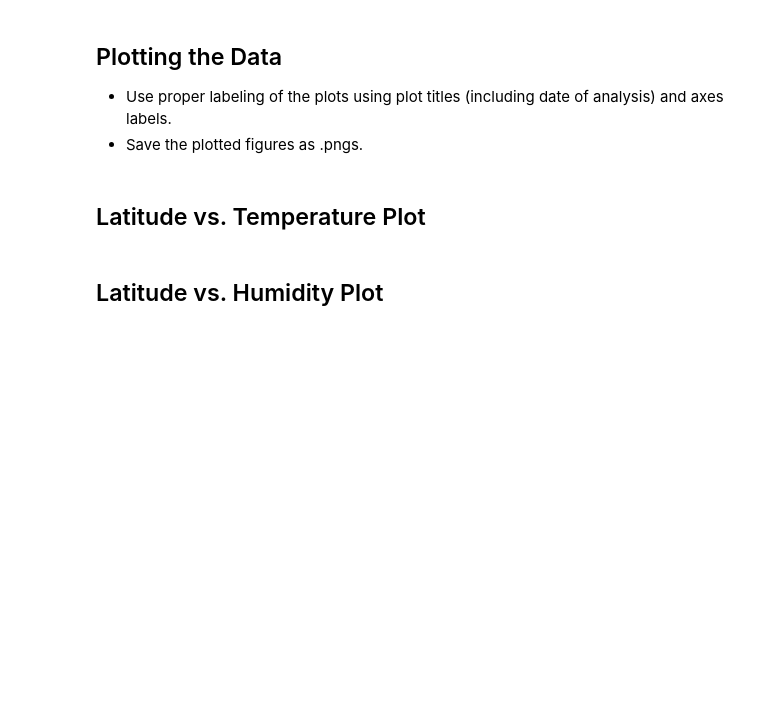
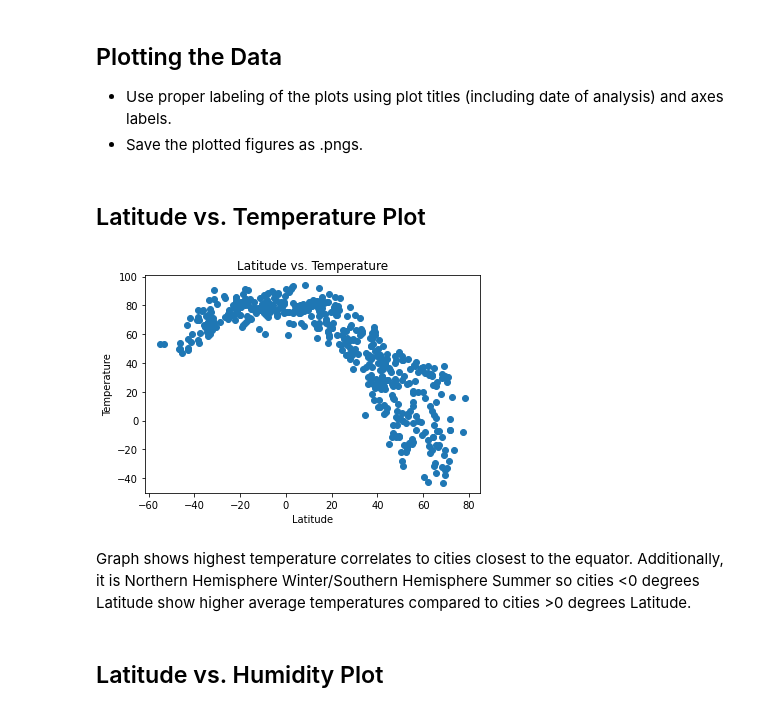
Before and after one commit to PatMartin7/python-api-challenge, a Jupyter notebook: WeatherPy.ipynb, the cells around one changed output. Drawn from its saved outputs; the diff is of its cells as text; code cells hidden in the pictures; blank space fills up the shorter version.

```diff
--- a/WeatherPy.ipynb
+++ b/WeatherPy.ipynb
@@ -82,3 +88,8 @@ https://api.openweathermap.org/data/2.5/weather?q=chicago&appid=047541ab9c0cd91d
+# %%
+#csv exported above, now pulling from the csv to avoid continuous city randomization
+
+df = pd.read_csv('weatherfinal.csv')
+weather = pd.DataFrame(df)
 # %% [markdown]
 ## Inspect the data and remove the cities where the humidity > 100%.
 ----
@@ -94,5 +110,19 @@ Skip this step if there are no cities that have humidity > 100%.
 * Save the plotted figures as .pngs.
 # %% [markdown]
 ## Latitude vs. Temperature Plot
+# %%
+plt.scatter(weather['lat'], weather['temp'])
+
+plt.title("Latitude vs. Temperature")
+plt.xlabel("Latitude")
+plt.ylabel("Temperature")
+
+plt.savefig("all_lat_v_temp.png")
+
+plt.show()
+# %% [output]
+[figure, added]
+# %% [markdown]
+Graph shows highest temperature correlates to cities closest to the equator. Additionally, it is Northern Hemisphere Winter/Southern Hemisphere Summer so cities <0 degrees Latitude show higher average temperatures compared to cities >0 degrees Latitude.
 # %% [markdown]
 ## Latitude vs. Humidity Plot
```
Also changed, not shown: parts of 30 cells of this notebook.
